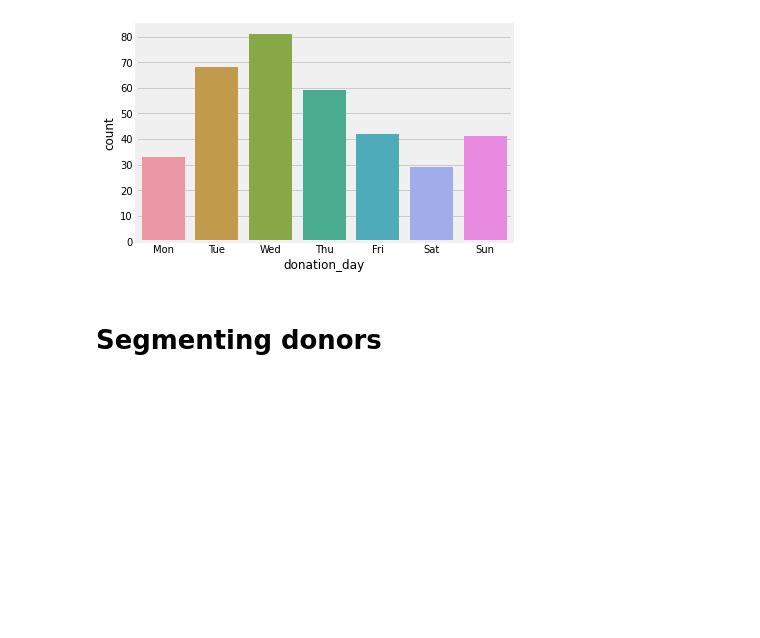
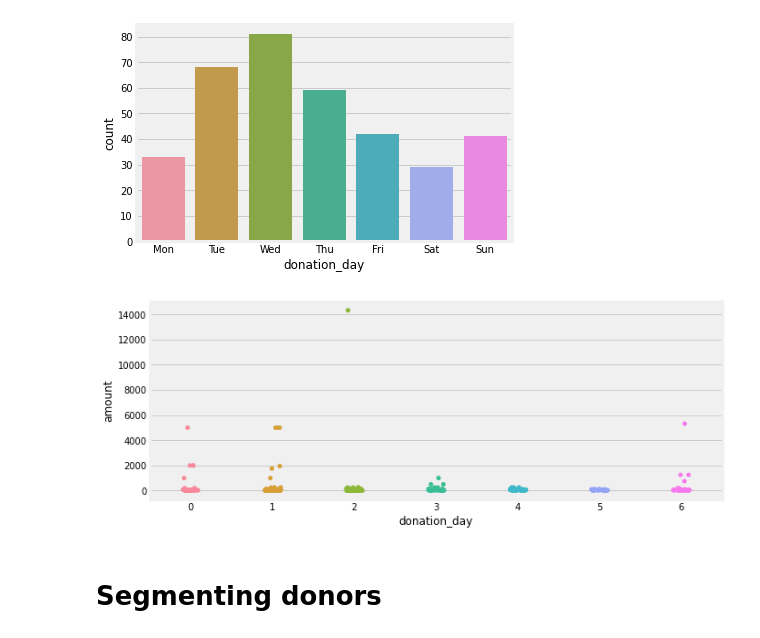
Before and after one commit to wcrowley342/Donordata, a Jupyter notebook: Donation_Data_Analysis.ipynb, the cells around one changed output. Cells and saved outputs as stored; diff of their text form; code cells hidden in the pictures; blank space fills up the shorter version.

```diff
--- a/Donation_Data_Analysis.ipynb
+++ b/Donation_Data_Analysis.ipynb
@@ -775,6 +775,11 @@ sns.countplot(x='donation_day', data=donations)
 plt.gca().set_xticklabels(['Mon', 'Tue', 'Wed', 'Thu', 'Fri', 'Sat', 'Sun']);
 # %% [output]
 [figure]
+# %%
+plt.figure(figsize=(10, 4))
+sns.stripplot(x="donation_day", y="amount", data=donations);
+# %% [output]
+[figure, added]
 # %% [markdown]
 # Segmenting donors
 # %%
```
